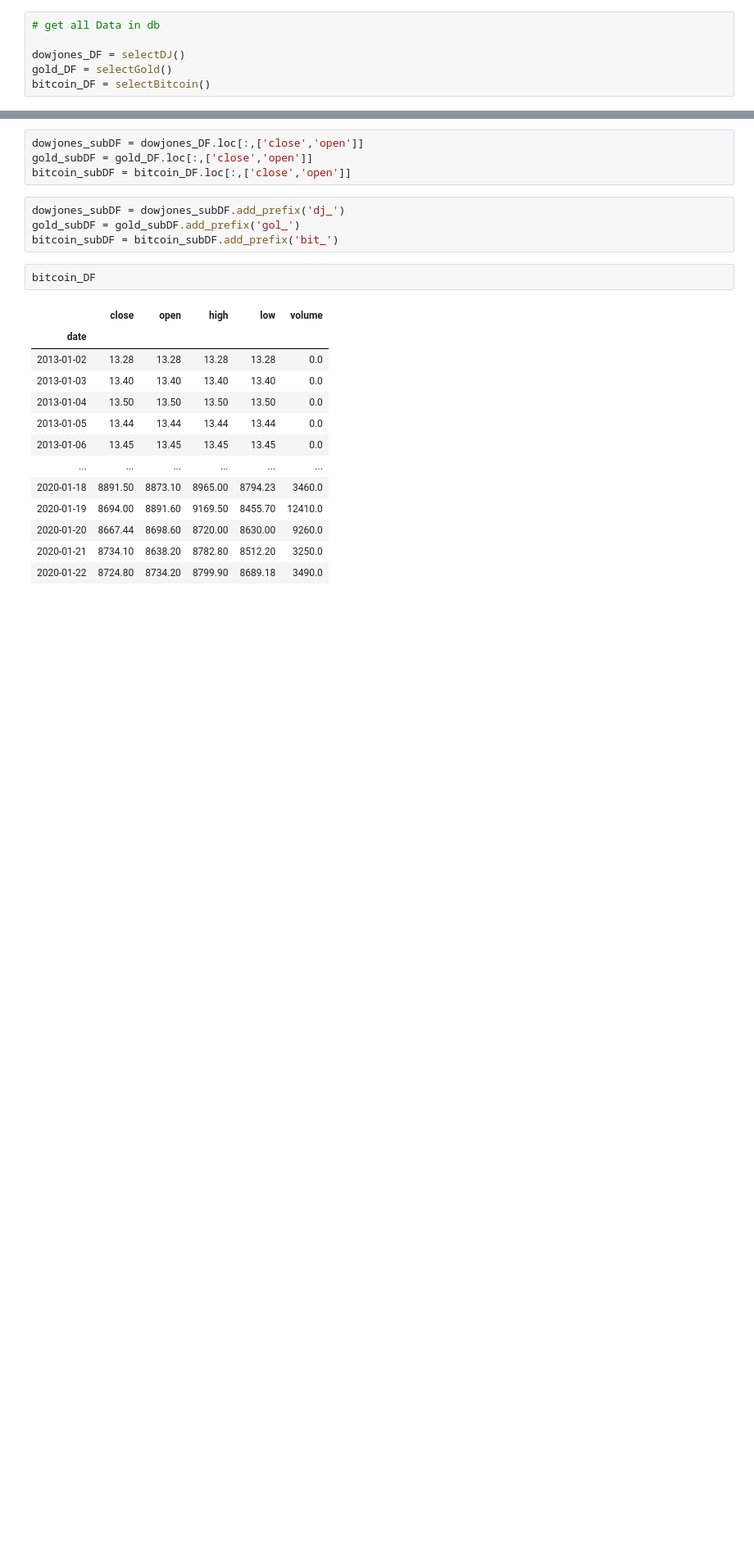
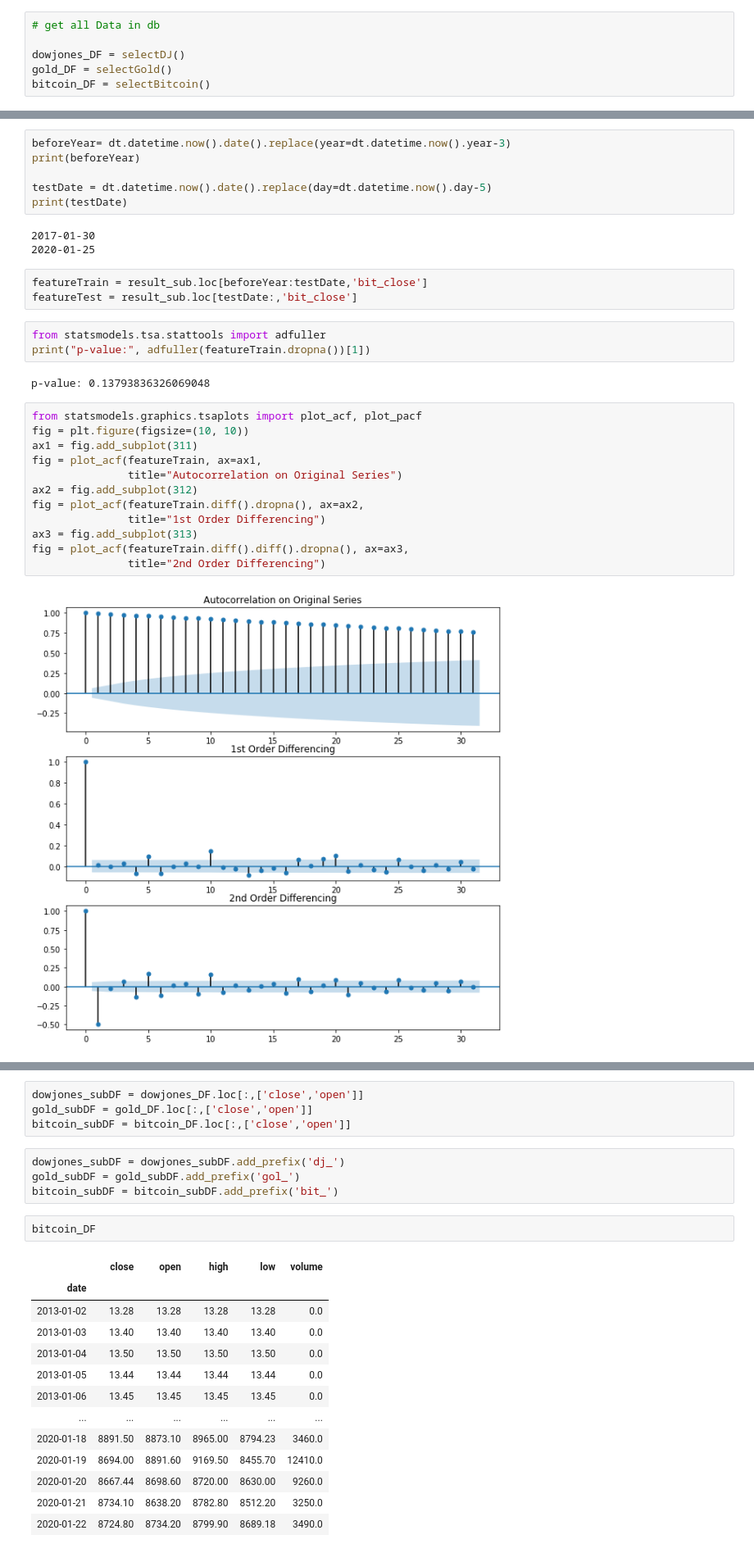
Before and after one commit to florentious/Python_Fundamental, a Jupyter notebook: cryptocurrency/data_preprocessing.ipynb, the cells around one changed output, grey strips where cells are left out. Shown: that part at 82% size. Drawn from its saved outputs; the diff is of its cells as text; blank space fills up the shorter version.

```diff
--- a/cryptocurrency/data_preprocessing.ipynb
+++ b/cryptocurrency/data_preprocessing.ipynb
@@ -164,0 +320,31 @@ bitcoin_DF = selectBitcoin()
+# %%
+beforeYear= dt.datetime.now().date().replace(year=dt.datetime.now().year-3)
+print(beforeYear)
+
+testDate = dt.datetime.now().date().replace(day=dt.datetime.now().day-5)
+print(testDate)
+# %% [output]
+2017-01-30
+2020-01-25
+# %%
+featureTrain = result_sub.loc[beforeYear:testDate,'bit_close']
+featureTest = result_sub.loc[testDate:,'bit_close']
+# %%
+from statsmodels.tsa.stattools import adfuller
+print("p-value:", adfuller(featureTrain.dropna())[1])
+# %% [output]
+p-value: 0.13793836326069048
+# %%
+from statsmodels.graphics.tsaplots import plot_acf, plot_pacf
+fig = plt.figure(figsize=(10, 10))
+ax1 = fig.add_subplot(311)
+fig = plot_acf(featureTrain, ax=ax1,
+               title="Autocorrelation on Original Series")
+ax2 = fig.add_subplot(312)
+fig = plot_acf(featureTrain.diff().dropna(), ax=ax2,
+               title="1st Order Differencing")
+ax3 = fig.add_subplot(313)
+fig = plot_acf(featureTrain.diff().diff().dropna(), ax=ax3,
+               title="2nd Order Differencing")
+# %% [output]
+[figure, added]
```
Also changed, not shown: parts of 31 cells of this notebook, 7 other files.
